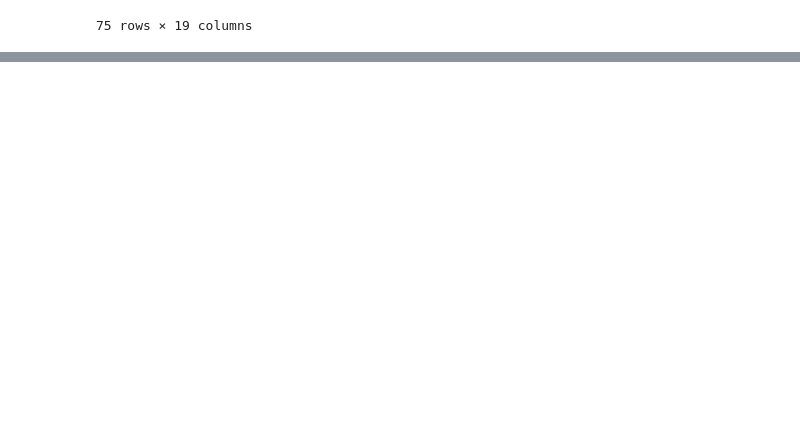
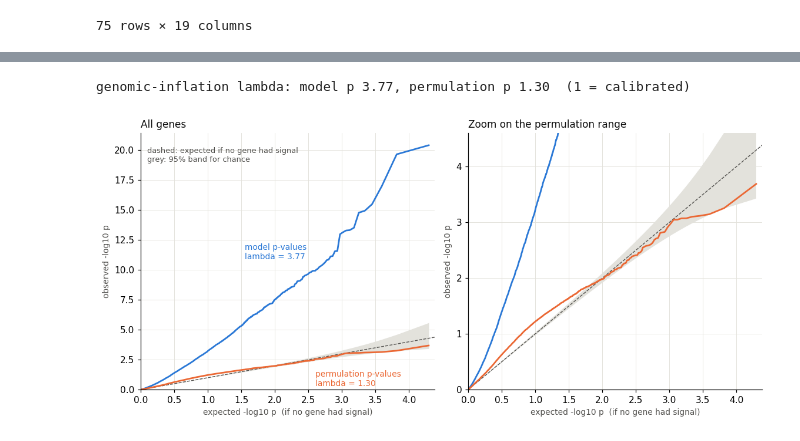
Before and after one commit to GordusLab/orb-selection, a Jupyter notebook: scripts/05_phyloglm/PhyloGLM Analysis.ipynb, the cells around one changed output, grey strips where cells are left out. Cells and saved outputs as stored; diff of their text form; code cells hidden in the pictures; blank space fills up the shorter version.

```diff
--- a/scripts/05_phyloglm/PhyloGLM Analysis.ipynb
+++ b/scripts/05_phyloglm/PhyloGLM Analysis.ipynb
@@ -166,0 +307,48 @@ overlap_all_df
+# %%
+from scipy import stats
+
+def qq_curve(p):
+    """Observed -log10 p (sorted) against the value expected if every gene were null."""
+    p = np.sort(np.asarray(p, dtype=float))
+    m = len(p)
+    expected = (np.arange(1, m + 1) - 0.5) / m
+    return -np.log10(expected), -np.log10(p)
+
+def lambda_gc(p):
+    """Median chi-square statistic over its null expectation: 1 = calibrated, > 1 = p-values too small."""
+    return np.median(stats.chi2.isf(np.asarray(p, dtype=float), df=1)) / stats.chi2.ppf(0.5, df=1)
+
+x_mod, y_mod = qq_curve(emp["p_model"])
+x_emp, y_emp_qq = qq_curve(emp["p_emp"])
+lam_mod, lam_emp = lambda_gc(emp["p_model"]), lambda_gc(emp["p_emp"])
+
+# 95% band for uniform p-values: the i-th smallest of n is Beta(i, n - i + 1)
+i = np.arange(1, n + 1)
+band_x = -np.log10((i - 0.5) / n)
+band_lo = -np.log10(stats.beta.ppf(0.975, i, n - i + 1))
+band_hi = -np.log10(stats.beta.ppf(0.025, i, n - i + 1))
+
+fig, axes = plt.subplots(1, 2, figsize=(10.5, 4.9))
+for ax, ymax, title in ((axes[0], y_mod.max() * 1.05, "All genes"), (axes[1], 4.6, "Zoom on the permulation range")):
+    ax.fill_between(band_x[::-1], band_lo[::-1], band_hi[::-1], color=GRID, lw=0)
+    ax.plot([0, ymax], [0, ymax], color=MUTED, lw=0.9, ls="--")
+    ax.plot(x_mod, y_mod, color=BLUE, lw=1.8)
+    ax.plot(x_emp, y_emp_qq, color=ORANGE, lw=1.8)
+    ax.set_xlim(0, band_x.max() * 1.02)
+    ax.set_ylim(0, ymax)
+    ax.set_title(title, loc="left", fontsize=11, color=INK)
+    ax.set_xlabel("expected -log10 p  (if no gene had signal)", fontsize=9, color=MUTED)
+    ax.set_ylabel("observed -log10 p", fontsize=9, color=MUTED)
+    ax.grid(color=GRID, lw=0.6)
+    ax.set_axisbelow(True)
+    for s in ("top", "right"):
+        ax.spines[s].set_visible(False)
+axes[0].text(1.55, 11.5, f"model p-values\nlambda = {lam_mod:.2f}", color=BLUE, fontsize=9, ha="left", va="center")
+axes[0].text(2.6, 0.9, f"permulation p-values\nlambda = {lam_emp:.2f}", color=ORANGE, fontsize=9, ha="left", va="center")
+axes[0].text(0.1, 19.6, "dashed: expected if no gene had signal\ngrey: 95% band for chance", color=MUTED, fontsize=8.5, ha="left", va="center")
+fig.tight_layout()
+print(f"genomic-inflation lambda: model p {lam_mod:.2f}, permulation p {lam_emp:.2f}  (1 = calibrated)")
+plt.show()
+# %% [output]
+genomic-inflation lambda: model p 3.77, permulation p 1.30  (1 = calibrated)
+[figure, added]
```
Also changed, not shown: parts of 7 cells of this notebook, 2 other files.
